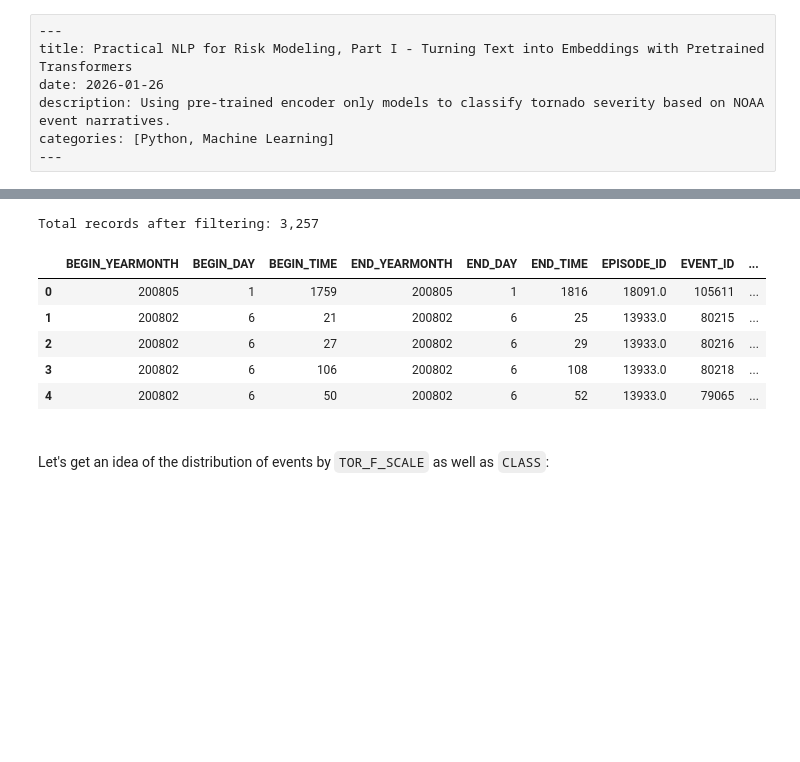
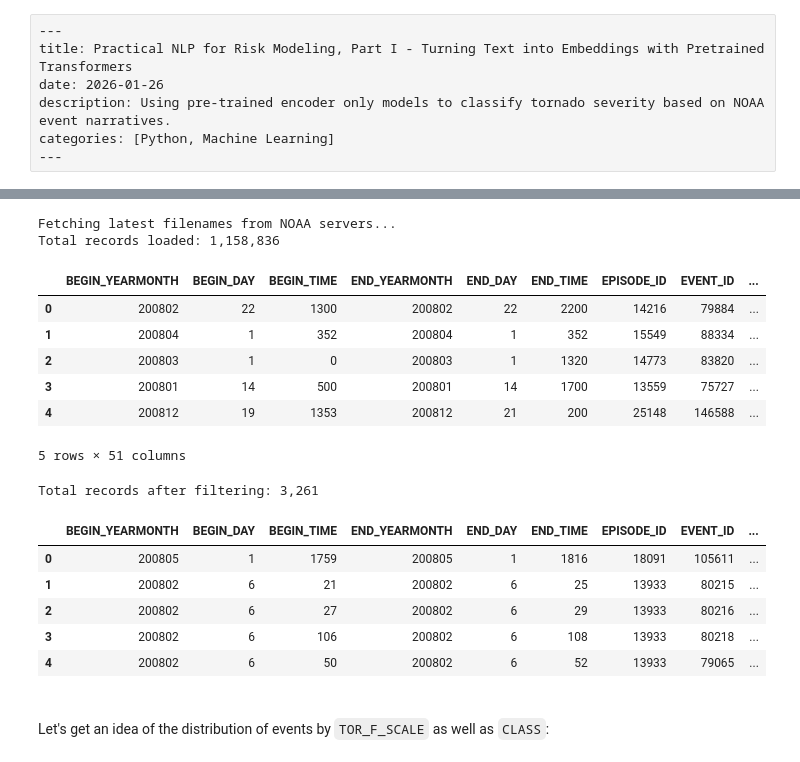
Before and after one commit to jtrive84/jtrive84.github.io, a Jupyter notebook: posts/practical-nlp-for-risk-modeling-part-1/practical-nlp-for-risk-modeling-part-1.ipynb, the cells around one changed output, grey strips where cells are left out. Drawn from its saved outputs; the diff is of its cells as text; code cells hidden in the pictures; blank space fills up the shorter version.

```diff
--- a/posts/practical-nlp-for-risk-modeling-part-1/practical-nlp-for-risk-modeling-part-1.ipynb
+++ b/posts/practical-nlp-for-risk-modeling-part-1/practical-nlp-for-risk-modeling-part-1.ipynb
@@ -51,3 +94,57 @@ Install the necessary dependencies if you don't have them already:
+# %%
+
+import os
+import pandas as pd
+import requests
+from bs4 import BeautifulSoup
+
+base_url = "https://www.ncei.noaa.gov/pub/data/swdi/stormevents/csvfiles/"
+
+
+def get_latest_details_file(year):
+    """
+    Return the filename of the latest details file for the given year.
+    Sample filename: StormEvents_details-ftp_v1.0_d2022_c20250721.csv.gz
+    """
+    html = requests.get(base_url).text
+    soup = BeautifulSoup(html, "html.parser")
+    candidates = [
+        a["href"]
+        for a in soup.find_all("a", href=True)
+        if f"StormEvents_details-ftp_v1.0_d{year}" in a["href"]
+    ]
+
+    return sorted(candidates)[-1]
+
+
+# Check if dataset exists locally prior to hitting NOAA servers.
+if not os.path.exists("noaa-events-2008-2025.parquet"):
+
+    print("Fetching latest filenames from NOAA servers...")
+    # Get latest filenames for years 2008-2025.
+    latest_filenames = [get_latest_details_file(year) for year in range(2008, 2026)]
+
+    # Load each file into a DataFrame and concatenate.
+    dfall = pd.concat(
+        [pd.read_csv(f"{base_url + fname}", compression="gzip") for fname in latest_filenames],
+        ignore_index=True,
+    )
+else:
+    print("Loading dataset locally...")
+    dfall = pd.read_parquet("noaa-events-2008-2025.parquet")
+
+print(f"Total records loaded: {dfall.shape[0]:,}")
+dfall.head()
+# %% [output]
+Fetching latest filenames from NOAA servers...
+Total records loaded: 1,158,836
+|  | BEGIN_YEARMONTH | BEGIN_DAY | BEGIN_TIME | END_YEARMONTH | END_DAY | END_TIME | EPISODE_ID | EVENT_ID | ... |
+| 0 | 200802 | 22 | 1300 | 200802 | 22 | 2200 | 14216 | 79884 | ... |
+| 1 | 200804 | 1 | 352 | 200804 | 1 | 352 | 15549 | 88334 | ... |
+| 2 | 200803 | 1 | 0 | 200803 | 1 | 1320 | 14773 | 83820 | ... |
+| 3 | 200801 | 14 | 500 | 200801 | 14 | 1700 | 13559 | 75727 | ... |
+| 4 | 200812 | 19 | 1353 | 200812 | 21 | 200 | 25148 | 146588 | ... |
+5 rows × 51 columns
 # %%
 
 import warnings
@@ -55,7 +152,6 @@ import warnings
 import matplotlib as mpl
 import numpy as np
 import matplotlib.pyplot as plt
-import pandas as pd
 import torch
 
 np.set_printoptions(suppress=True, precision=5, linewidth=1000)
@@ -67,8 +163,8 @@ warnings.filterwarnings("ignore")
 
 
 # Event files by year available @ https://www.ncei.noaa.gov/stormevents/ftp.jsp.
-events_path = "noaa-storm-data-1980-2025.parquet"
-dfall = pd.read_parquet(events_path)
+# events_path = "C:\\Users\\jtriv\\repos\\blog-posts-in-progress\\practical-nlp-for-risk-modeling-part-2\\noaa-events-2008-2025.parquet"
+# dfall = pd.read_parquet(events_path)
 
 # Filter for tornadoes from 2008 onward with significant damage ratings.
 df = (
@@ -92,13 +188,13 @@ print(f"Total records after filtering: {df.shape[0]:,}")
 
 df.head()
 # %% [output]
-Total records after filtering: 3,257
+Total records after filtering: 3,261
 |  | BEGIN_YEARMONTH | BEGIN_DAY | BEGIN_TIME | END_YEARMONTH | END_DAY | END_TIME | EPISODE_ID | EVENT_ID | ... |
-| 0 | 200805 | 1 | 1759 | 200805 | 1 | 1816 | 18091.0 | 105611 | ... |
-| 1 | 200802 | 6 | 21 | 200802 | 6 | 25 | 13933.0 | 80215 | ... |
-| 2 | 200802 | 6 | 27 | 200802 | 6 | 29 | 13933.0 | 80216 | ... |
-| 3 | 200802 | 6 | 106 | 200802 | 6 | 108 | 13933.0 | 80218 | ... |
-| 4 | 200802 | 6 | 50 | 200802 | 6 | 52 | 13933.0 | 79065 | ... |
+| 0 | 200805 | 1 | 1759 | 200805 | 1 | 1816 | 18091 | 105611 | ... |
+| 1 | 200802 | 6 | 21 | 200802 | 6 | 25 | 13933 | 80215 | ... |
+| 2 | 200802 | 6 | 27 | 200802 | 6 | 29 | 13933 | 80216 | ... |
+| 3 | 200802 | 6 | 106 | 200802 | 6 | 108 | 13933 | 80218 | ... |
+| 4 | 200802 | 6 | 50 | 200802 | 6 | 52 | 13933 | 79065 | ... |
 # %% [markdown]
 
 <br>
```
Also changed, not shown: parts of 14 cells of this notebook, 1 other file.
